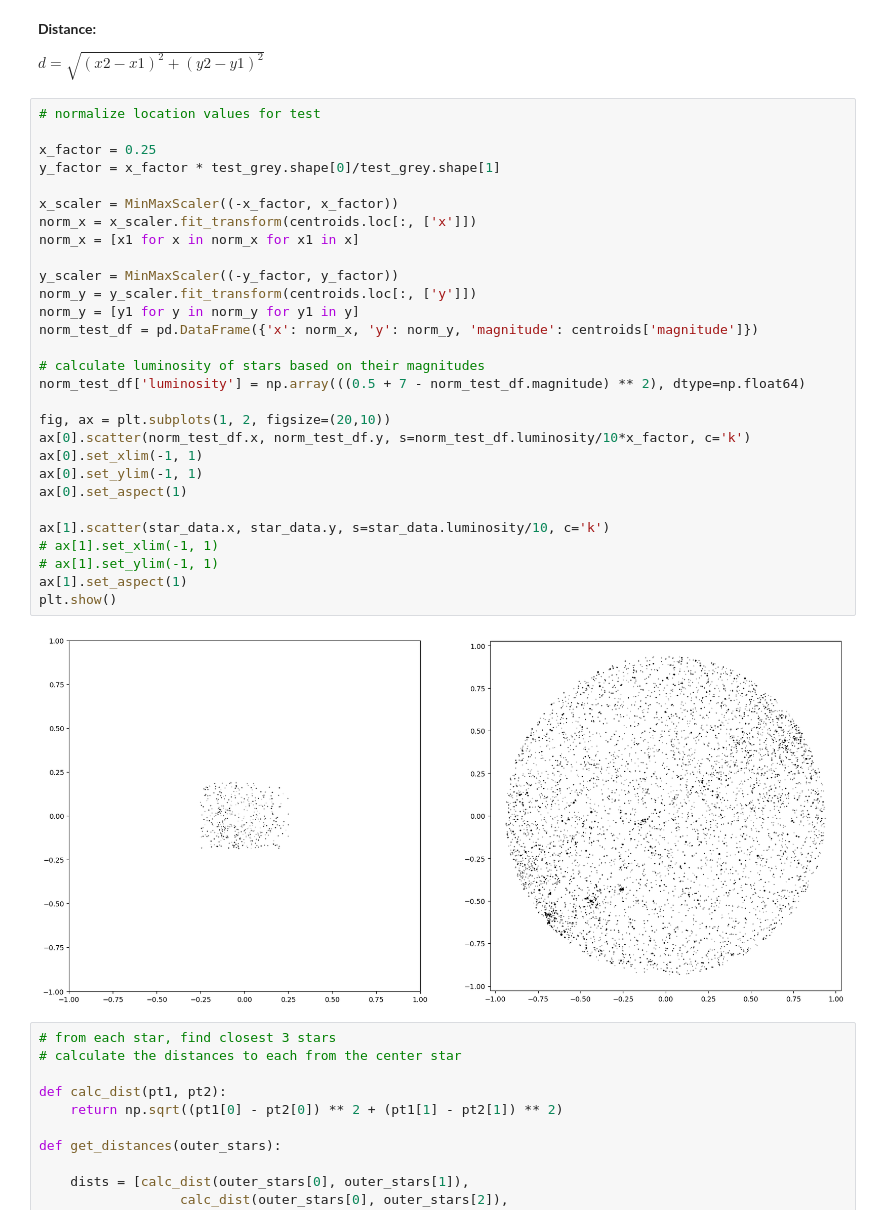
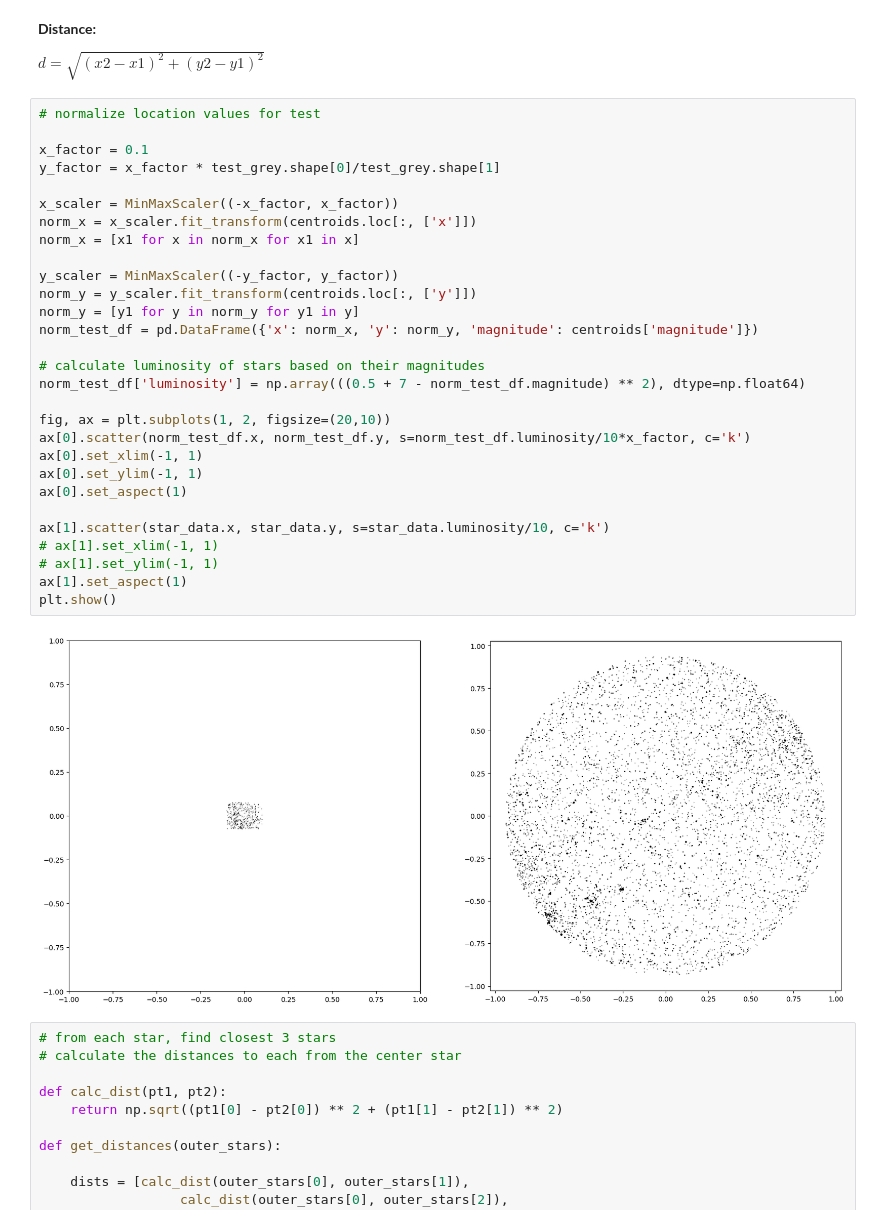
Before and after one commit to emilycardwell/find-my-star, a Jupyter notebook: testing.ipynb, the cells around one changed output. Saved outputs shown, nothing was run; the diff lists cells and outputs as text.

```diff
--- a/testing.ipynb
+++ b/testing.ipynb
@@ -499,34 +499,34 @@ $d = \sqrt{(x2 - x1)^2 + (y2 - y1)^2}$
 # %%
 # normalize location values for test
 
-x_factor = 0.25
+x_factor = 0.1
 y_factor = x_factor * test_grey.shape[0]/test_grey.shape[1]
 
 x_scaler = MinMaxScaler((-x_factor, x_factor))
 norm_x = x_scaler.fit_transform(centroids.loc[:, ['x']])
 norm_x = [x1 for x in norm_x for x1 in x]
 
 y_scaler = MinMaxScaler((-y_factor, y_factor))
 norm_y = y_scaler.fit_transform(centroids.loc[:, ['y']])
 norm_y = [y1 for y in norm_y for y1 in y]
 norm_test_df = pd.DataFrame({'x': norm_x, 'y': norm_y, 'magnitude': centroids['magnitude']})
 
 # calculate luminosity of stars based on their magnitudes
 norm_test_df['luminosity'] = np.array(((0.5 + 7 - norm_test_df.magnitude) ** 2), dtype=np.float64)
 
 fig, ax = plt.subplots(1, 2, figsize=(20,10))
 ax[0].scatter(norm_test_df.x, norm_test_df.y, s=norm_test_df.luminosity/10*x_factor, c='k')
 ax[0].set_xlim(-1, 1)
 ax[0].set_ylim(-1, 1)
 ax[0].set_aspect(1)
 
 ax[1].scatter(star_data.x, star_data.y, s=star_data.luminosity/10, c='k')
 # ax[1].set_xlim(-1, 1)
 # ax[1].set_ylim(-1, 1)
 ax[1].set_aspect(1)
 plt.show()
 # %% [output]
-[figure, old version]
+[figure, new version]
 # %%
 # from each star, find closest 3 stars
 # calculate the distances to each from the center star
```
Also changed, not shown: parts of 4 cells of this notebook.
